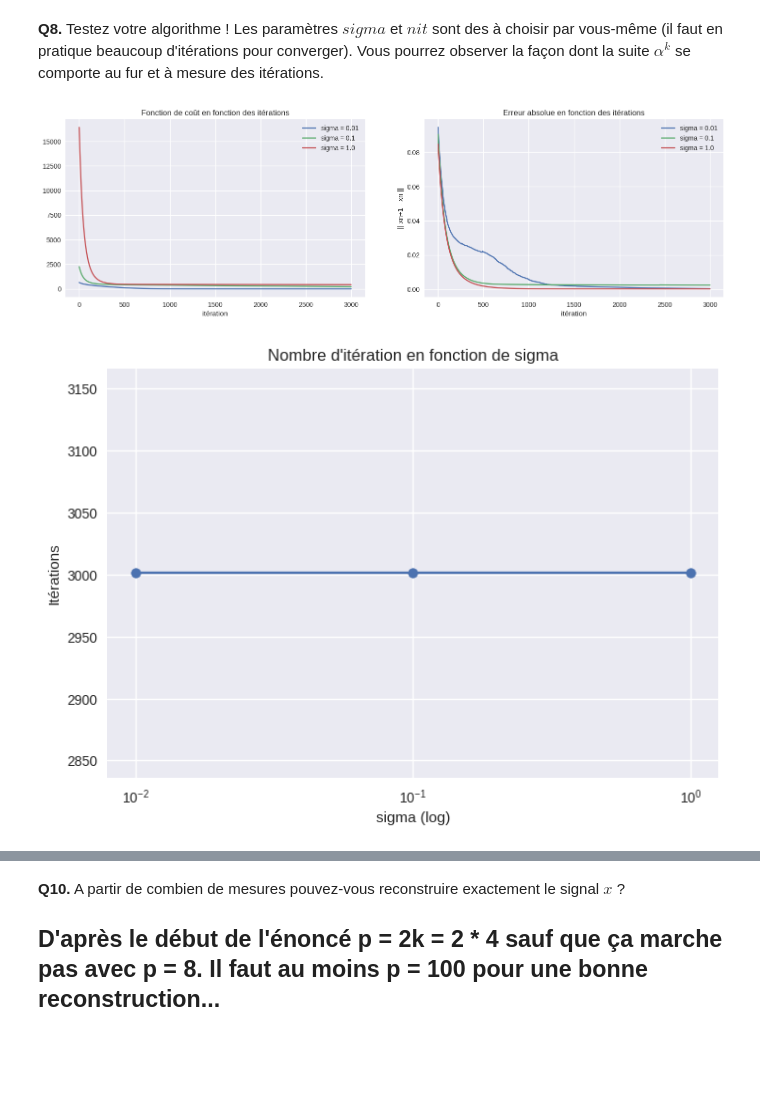
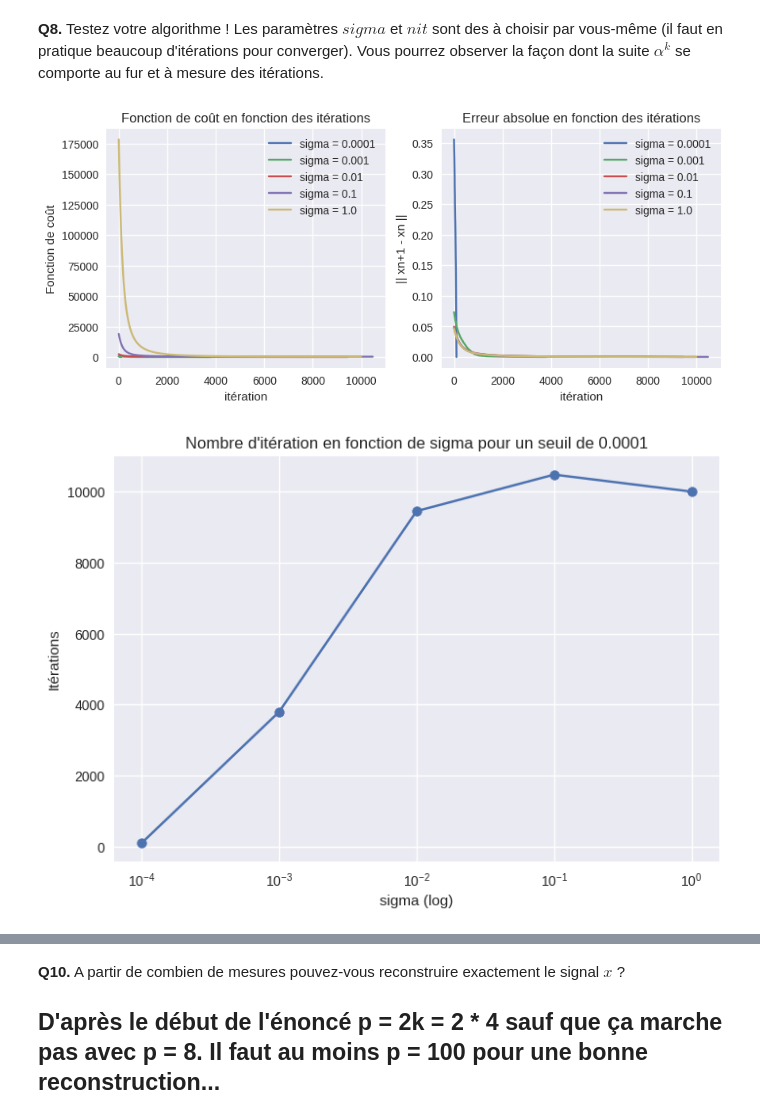
Before and after one commit to YamSok/CESBIO_BIOMASS, a Jupyter notebook: TP2_CompressiveSensing-maya.ipynb, the cells around one changed output, grey strips where cells are left out. Drawn from its saved outputs; the diff is of its cells as text; code cells hidden in the pictures; blank space fills up the shorter version.

```diff
--- a/TP2_CompressiveSensing-maya.ipynb
+++ b/TP2_CompressiveSensing-maya.ipynb
@@ -216,7 +216,7 @@ x[int(2*n/3)]=-0.3; #Tester -1
 plt.plot(t,x,'b')
 plt.show()
 ## Mesure du signal
-p = 100
+p = 1000
 A=np.random.randn(p,n) #La matrice de mesure
 y=A.dot(x)        #Les mesures
 # %% [output]
@@ -290,36 +290,48 @@ def RestoreX(A,y,sigma,nitermax, seuil):
 # %% [markdown]
 **Q8.** Testez votre algorithme ! Les paramètres $sigma$ et $nit$ sont des à choisir par vous-même (il faut en pratique beaucoup d'itérations pour converger). Vous pourrez observer la façon dont la suite $\alpha^k$ se comporte au fur et à mesure des itérations.
 # %%
-nitermax=3000
-fig,ax = plt.subplots(1,2, figsize=(18,5))
-nit = [] # Tableau du nombre d'itérations par valeur du paramètre sigma
-testData = [10.**k for k in np.arange(-2,1,1)]
-for sigma in testData:
-    (alpha,xtilde,CF,err1) = RestoreX(A,y,sigma,nitermax, 1e-4)
-    nit.append(len(err1))
+def bestSigma(testData,nitermax,seuil):
+    fig,ax = plt.subplots(1,2, figsize=(10,4))
+    nit = [] # Tableau du nombre d'itérations par valeur du paramètre sigma
 
-    im1 = ax[0].plot(CF[2:],  label='sigma = ' + str(sigma))
-    ax[0].set_title("Fonction de coût en fonction des itérations")
-    ax[0].set_xlabel("itération")
-    ax[1].set_ylabel("Fonction de coût")
-    ax[0].legend()
+    for sigma in testData:
+        (alpha,xtilde,CF,err1) = RestoreX(A,y,sigma,nitermax, seuil)
+        nit.append(len(err1))
 
-    im2 = ax[1].plot(err1[2:],  label='sigma = ' + str(sigma))
-    ax[1].set_title("Erreur absolue en fonction des itérations")
-    ax[1].set_xlabel("itération")
-    ax[1].set_ylabel("|| xn+1 - xn ||")
+        im1 = ax[0].plot(CF[2:],  label='sigma = ' + str(sigma))
+        ax[0].set_title("Fonction de coût en fonction des itérations")
+        ax[0].set_xlabel("itération")
+        ax[0].set_ylabel("Fonction de coût")
+        ax[0].legend()
 
-    ax[1].legend()
+        #im2 = ax[1].plot(alpha,  label='alpha = ' + str(sigma))
+        #ax[1].set_title("Alpha")
 
-plt.show()
 
-plt.plot(testData,nit)
-plt.scatter(testData,nit)
-plt.xscale("log")
-plt.xlabel("sigma (log)")
-plt.ylabel("Itérations")
-plt.title("Nombre d'itération en fonction de sigma")
-plt.show()
+        im2 = ax[1].plot(err1[2:],  label='sigma = ' + str(sigma))
+        ax[1].set_title("Erreur absolue en fonction des itérations")
+        ax[1].set_xlabel("itération")
+        ax[1].set_ylabel("|| xn+1 - xn ||")
+
+        ax[1].legend()
+
+    plt.show()
+
+    plt.plot(testData,nit)
+    plt.scatter(testData,nit)
+    plt.xscale("log")
+    plt.xlabel("sigma (log)")
+    plt.ylabel("Itérations")
+    plt.title("Nombre d'itération en fonction de sigma pour un seuil de " + str(seuil))
+    plt.show()
-# %% [output]
-[figure, removed]
-[figure, removed]
+# %%
+"""
+Test #1
+"""
+testData = [10.**k for k in np.arange(-4,1,1)]
+nitermax = 10_1000
+seuil = 1e-4
+bestSigma(testData,nitermax,seuil)
+# %% [output]
+[figure, added]
+[figure, added]
```
Also changed, not shown: parts of 21 cells of this notebook, 27 other files.
